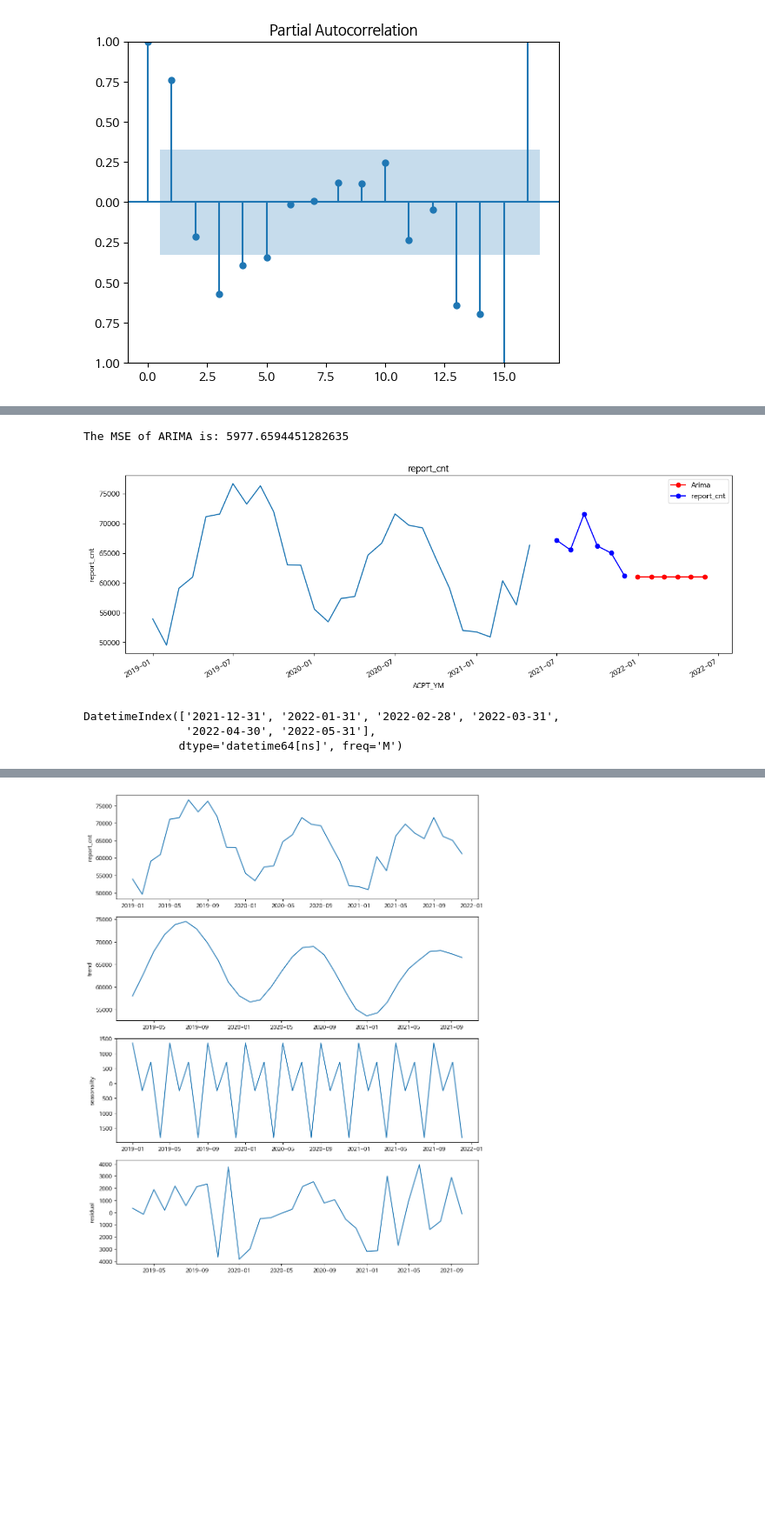
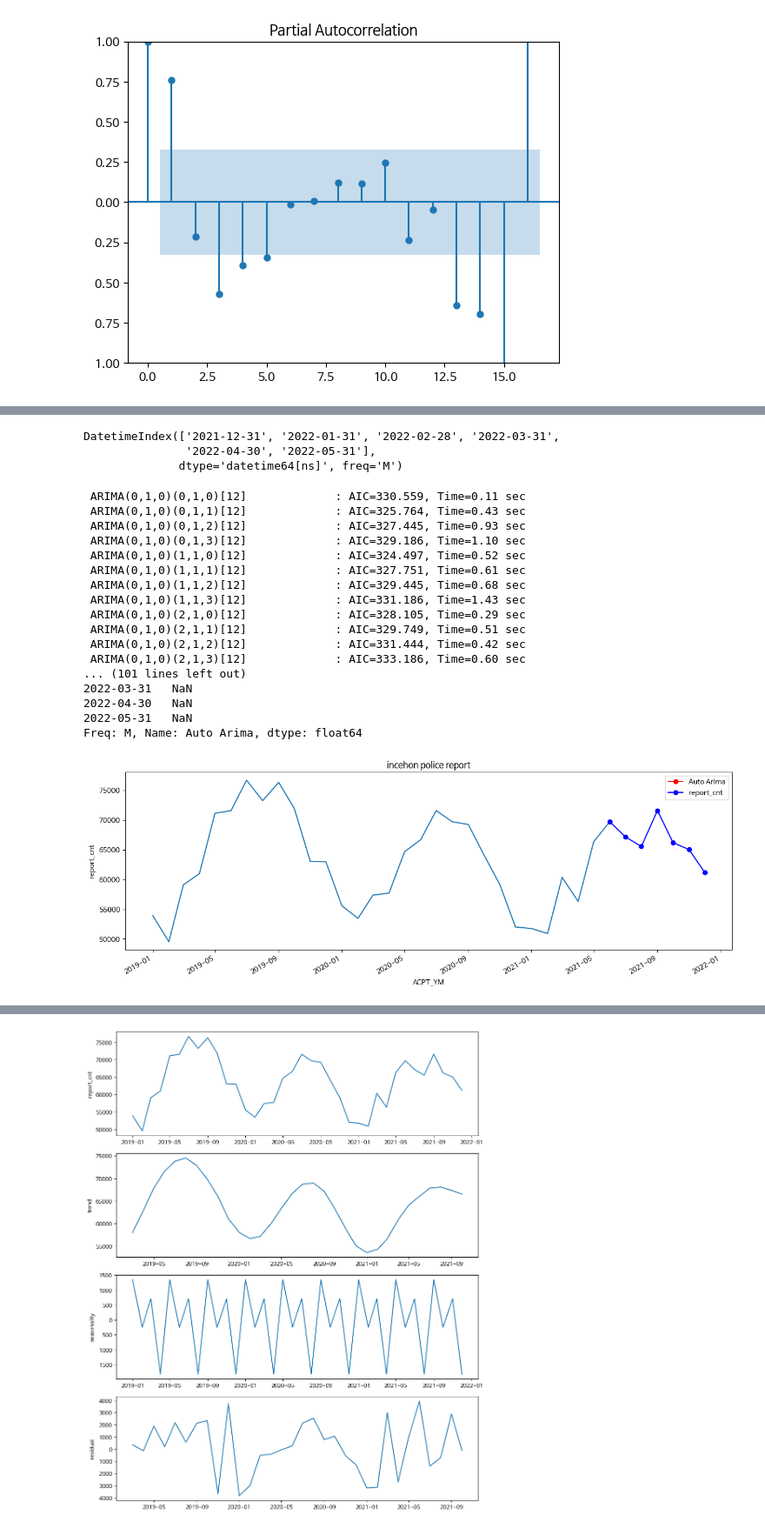
Before and after one commit to geun-hyoung/python-exploratory-data-analysis-police-data, a Jupyter notebook: Data_Clenaing&EDA.ipynb, the cells around one changed output, grey strips where cells are left out. Shown at 87% size. Cells and saved outputs as stored; diff of their text form; code cells hidden in the pictures; blank space fills up the shorter version.

```diff
--- a/Data_Clenaing&EDA.ipynb
+++ b/Data_Clenaing&EDA.ipynb
@@ -660,7 +661,7 @@ from pmdarima.model_selection import train_test_split
 # %%
 # train 데이터와 validation 데이터 나누기.
-X_train = total_incheon[total_incheon['ACPT_YM'] < '2021-06']
-X_valid = total_incheon[total_incheon['ACPT_YM'] >= '2021-07']
+X_train = total_incheon[total_incheon['ACPT_YM'] < '2021-07']
+X_valid = total_incheon[total_incheon['ACPT_YM'] >= '2021-06']
 
 # 예측한 열만 필터링하기
 nyc = X_train[['ACPT_YM', 'report_cnt']]
@@ -711,36 +680,53 @@ for param in pdq:
+# %%
+# 예측할 달
+index_6_month = pd.date_range(nyc_v.index[-1], freq='M', periods = 6, tz = None)
+# %%
+index_6_month
+# %% [output]
+DatetimeIndex(['2021-12-31', '2022-01-31', '2022-02-28', '2022-03-31',
+               '2022-04-30', '2022-05-31'],
+              dtype='datetime64[ns]', freq='M')
 # %%
-# 4주간의 값을 예측할 것이므로 예측날짜들을 인덱스로 한 dataframe 만들기
-index_4_weeks = pd.date_range(nyc_v.index[-1], freq='M', periods = 6, tz = None)
+# Auto-ARIMA 돌리기 - 계측값이 일별이면 m=1, 월별이면 m=12, 주별이면 m=52,
+# 계절성이 있는 데이터면 seasonal=True 로 바꿔야함. 알아서 d 값을 찾아줌.
+auto_arima_model = pm.auto_arima(nyc, max_p=3, max_q=3, d=1,
+                   seasonal=True, max_P=3, max_Q=3, D=1, m=12,
+                   trace=True, error_action='ignore', suppress_warnings=True, stepwise=False
+                  )
+# 모델 예측
+fcast2 = auto_arima_model.predict(6)
+fcast2 = pd.Series(fcast2, index=index_6_month)
+fcast2 = fcast2.rename("Auto Arima")
 
 
-#본격 모델 돌리기..
 
-#order= 뒤에 (p,d,q)의 값을 정해 넣어주면 된다.
 
-# order 에 파라미터 넣어주기.
-model_arima = SARIMAX(nyc, order=(1,0,2))
-model_arima_fit = model_arima.fit(disp=-1)
-
-# 예측한 값들을 저장
-fcast1 = model_arima_fit.forecast(6)[0]
-fcast1 = pd.Series(fcast1, index=index_4_weeks)
-fcast1 = fcast1.rename("Arima")
-
-# 예측값 plot 하기
+# 예측값 시각화
 fig, ax = plt.subplots(figsize=(15,5))
 chart = sns.lineplot(x='ACPT_YM', y='report_cnt', data = nyc)
-chart.set_title('report_cnt')
-fcast1.plot(ax=ax, color='red', marker="o", legend=True)
+chart.set_title('incehon police report')
+fcast2.plot(ax=ax, color='red', marker="o", legend=True)
 nyc_v.plot(ax=ax, color='blue', marker="o", legend=True)
-
-# AIC 프린트하기
-print('The MSE of ARIMA is:', mean_squared_error(nyc_v['report_cnt'].values, fcast1.values, squared=False))
+print(nyc_v['report_cnt'].values)
+print(fcast2)
+# # AIC 프린트하기
+# print('The MSE of auto-arima is:', mean_squared_error(nyc_v['report_cnt'].values, fcast2.values, squared=False))
 # %% [output]
-The MSE of ARIMA is: 5977.6594451282635
+ ARIMA(0,1,0)(0,1,0)[12]             : AIC=330.559, Time=0.11 sec
+ ARIMA(0,1,0)(0,1,1)[12]             : AIC=325.764, Time=0.43 sec
+ ARIMA(0,1,0)(0,1,2)[12]             : AIC=327.445, Time=0.93 sec
+ ARIMA(0,1,0)(0,1,3)[12]             : AIC=329.186, Time=1.10 sec
+ ARIMA(0,1,0)(1,1,0)[12]             : AIC=324.497, Time=0.52 sec
+ ARIMA(0,1,0)(1,1,1)[12]             : AIC=327.751, Time=0.61 sec
+ ARIMA(0,1,0)(1,1,2)[12]             : AIC=329.445, Time=0.68 sec
+ ARIMA(0,1,0)(1,1,3)[12]             : AIC=331.186, Time=1.43 sec
+ ARIMA(0,1,0)(2,1,0)[12]             : AIC=328.105, Time=0.29 sec
+ ARIMA(0,1,0)(2,1,1)[12]             : AIC=329.749, Time=0.51 sec
+ ARIMA(0,1,0)(2,1,2)[12]             : AIC=331.444, Time=0.42 sec
+ ARIMA(0,1,0)(2,1,3)[12]             : AIC=333.186, Time=0.60 sec
+... (101 lines left out)
+2022-03-31   NaN
+2022-04-30   NaN
+2022-05-31   NaN
+Freq: M, Name: Auto Arima, dtype: float64
-[figure, old version]
+[figure, new version]
-# %%
-index_4_weeks
-# %% [output]
-DatetimeIndex(['2021-12-31', '2022-01-31', '2022-02-28', '2022-03-31',
-               '2022-04-30', '2022-05-31'],
-              dtype='datetime64[ns]', freq='M')
```
Also changed, not shown: parts of 10 cells of this notebook.
